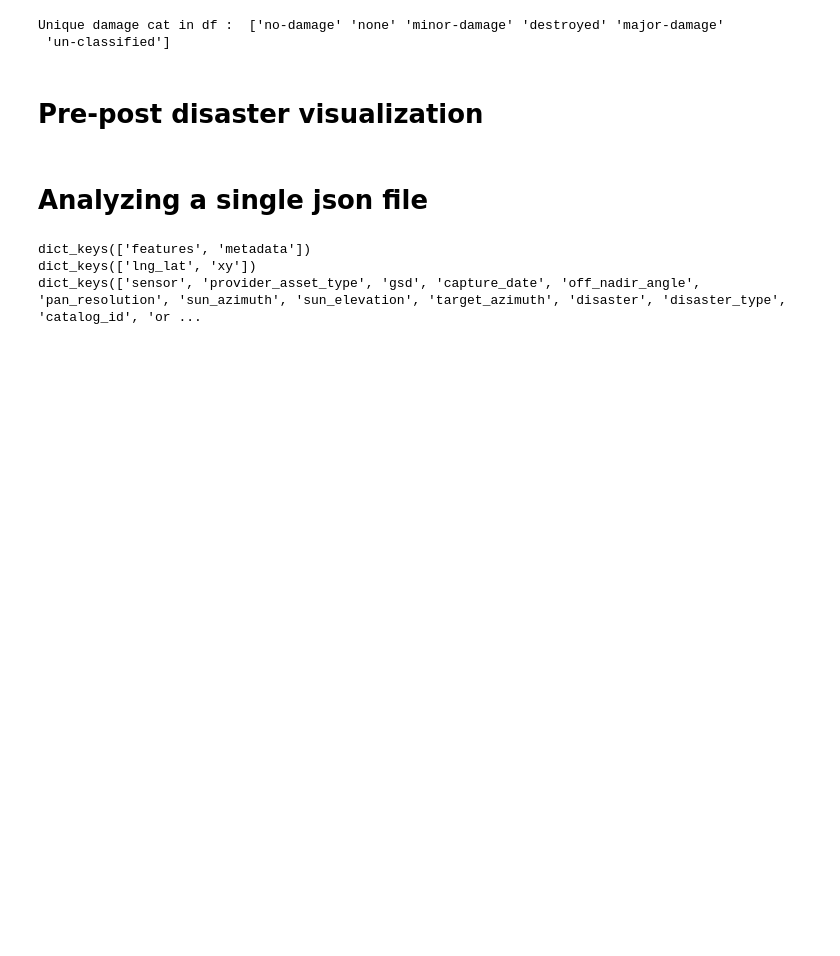
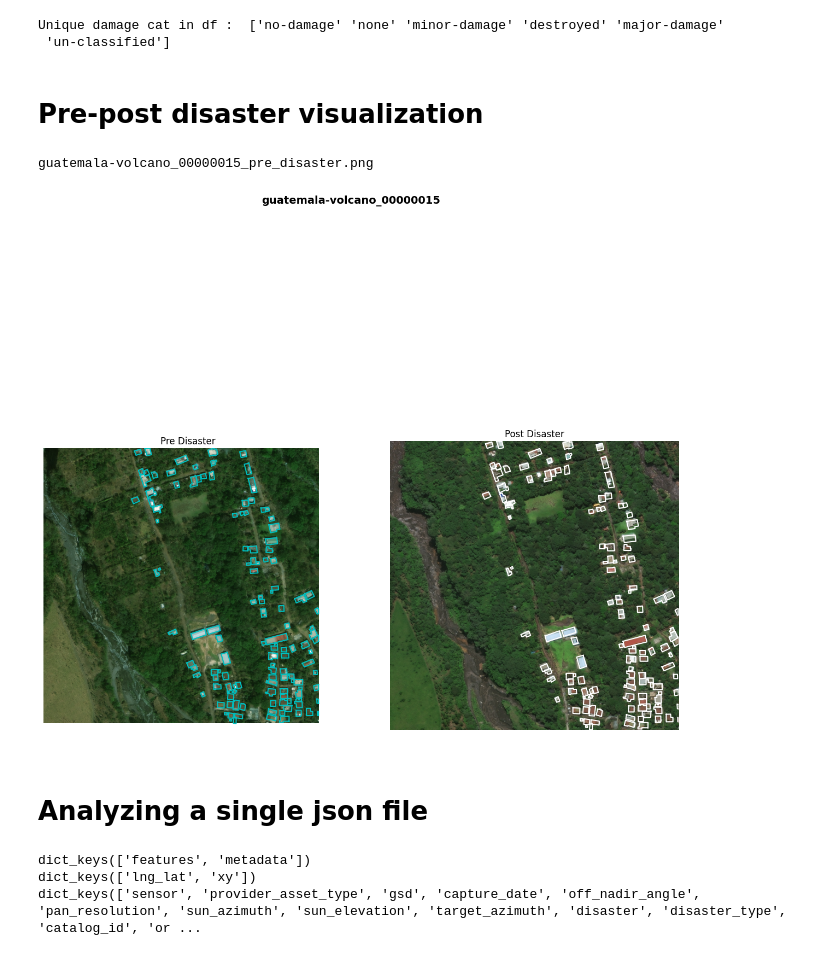
Before and after one commit to mrjakhi/SIADS-capstone-building-damage-detection-TEAM-GOONERS-, a Jupyter notebook: EDA.ipynb, the cells around one changed output. Saved outputs shown, nothing was run; the diff lists cells and outputs as text; code cells hidden in the pictures; blank space fills up the shorter version.

```diff
--- a/EDA.ipynb
+++ b/EDA.ipynb
@@ -122,4 +143,7 @@ Unique damage cat in df :  ['no-damage' 'none' 'minor-damage' 'destroyed' 'major
 # %% [markdown]
 # Pre-post disaster visualization
 # %%
-# view_pre_post(train_df, disaster="guatemala-volcano", imid="00000015")
+view_pre_post(train_df, train_images_path, disaster="guatemala-volcano", imid="00000015")
+# %% [output]
+guatemala-volcano_00000015_pre_disaster.png
+[figure, added]
```
Also changed, not shown: parts of 18 cells of this notebook.
